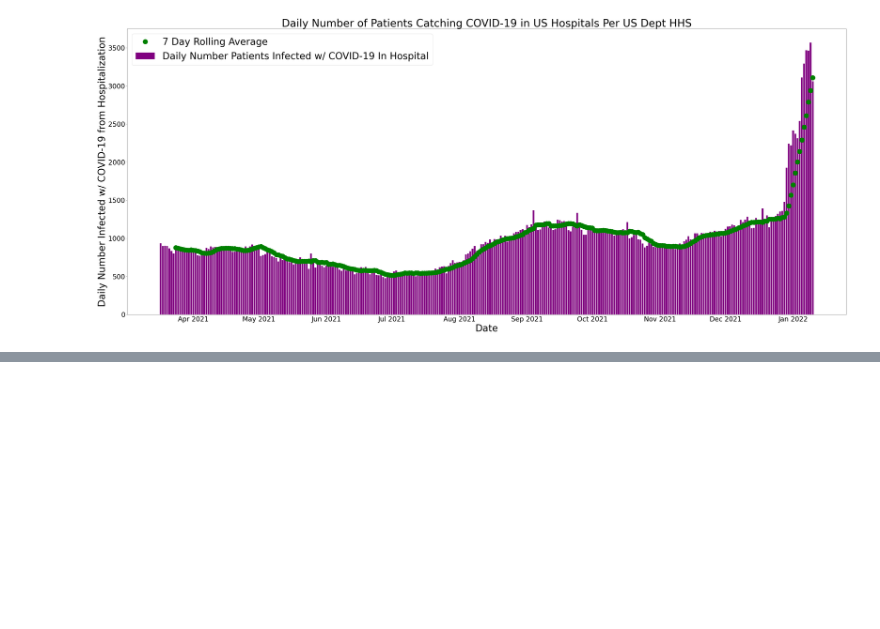
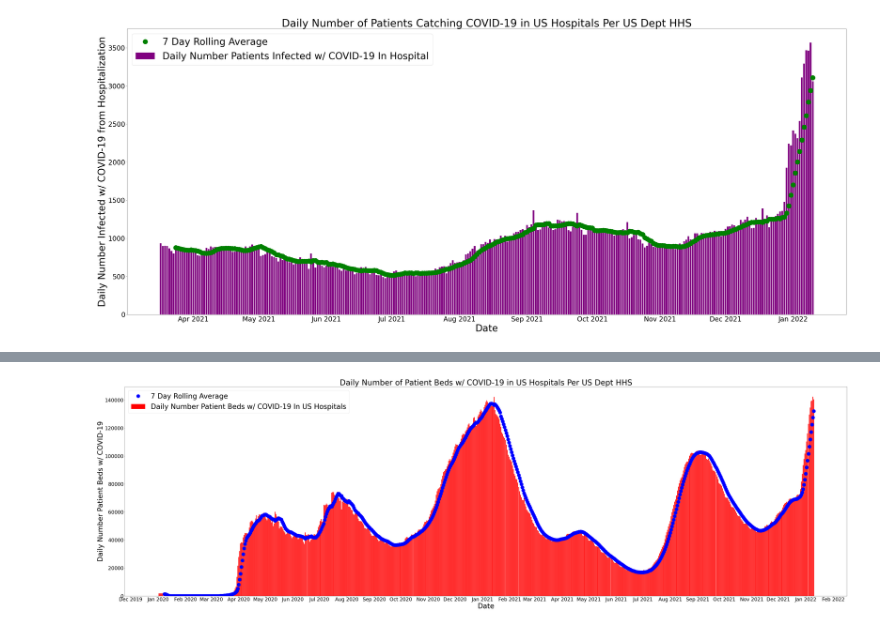
Before and after one commit to ldhagen/HHS_COVID_Notebook, a Jupyter notebook: HHS COVID-19 Reported Patient Impact and Hospital Capacity by State Timeseries.ipynb, the cells around one changed output, grey strips where cells are left out. Saved outputs shown, nothing was run; the diff lists cells and outputs as text; code cells hidden in the pictures; blank space fills up the shorter version.

```diff
--- a/HHS COVID-19 Reported Patient Impact and Hospital Capacity by State Timeseries.ipynb
+++ b/HHS COVID-19 Reported Patient Impact and Hospital Capacity by State Timeseries.ipynb
@@ -213,3 +213,9 @@ plt.legend(['7 Day Rolling Average','Daily Number Patients Infected w/ COVID-19
 fig.savefig('HHS_hospital_onset_covid.png')
 # %% [output]
 [figure]
+# %%
+aaa = []
+for x in date_list:
+    print(df_hhs[df_hhs.date == x]['inpatient_beds_used_covid'].sum())
+    aaa.append((x, df_hhs[df_hhs.date == x]['inpatient_beds_used_covid'].sum()))
+df_inpatient_beds_used_covid = pd.DataFrame(aaa,columns=['date', 'inpatient_beds_used_covid'])
@@ -215,0 +240,25 @@ fig.savefig('HHS_hospital_onset_covid.png')
+# %%
+ccc = df_inpatient_beds_used_covid.set_index('date')
+ccc_rolling = ccc.rolling(7).mean().shift()
+# %%
+import datetime
+import matplotlib.dates as mdates
+months = mdates.MonthLocator()
+days = mdates.DayLocator()
+timeFmt = mdates.DateFormatter('%b %Y')
+fig, ax = plt.subplots()
+fig.set_size_inches(74,22)
+ax.xaxis.set_major_locator(months)
+ax.xaxis.set_major_formatter(timeFmt)
+ax.tick_params(axis='both', labelsize=28)
+#ax.xaxis.set_minor_locator(months)
+#plt.rcParams["figure.figsize"] = [17.00, 3.50]
+plt.title('Daily Number of Patient Beds w/ COVID-19 in US Hospitals Per US Dept HHS', fontsize = 44)
+plt.xlabel('Date',color='black', fontsize = 40)
+plt.ylabel('Daily Number Patient Beds w/ COVID-19',color='black', fontsize = 40)
+plt.bar(ccc.index, ccc.inpatient_beds_used_covid, color = 'red')
+plt.plot(ccc_rolling.inpatient_beds_used_covid, 'bo',markersize = 20)
+plt.legend(['7 Day Rolling Average','Daily Number Patient Beds w/ COVID-19 In US Hospitals'], fontsize = 40)
+fig.savefig('HHS_inpaitent_beds_covid.png')
+# %% [output]
+[figure, added]
```
Also changed, not shown: parts of 1 cell of this notebook.
